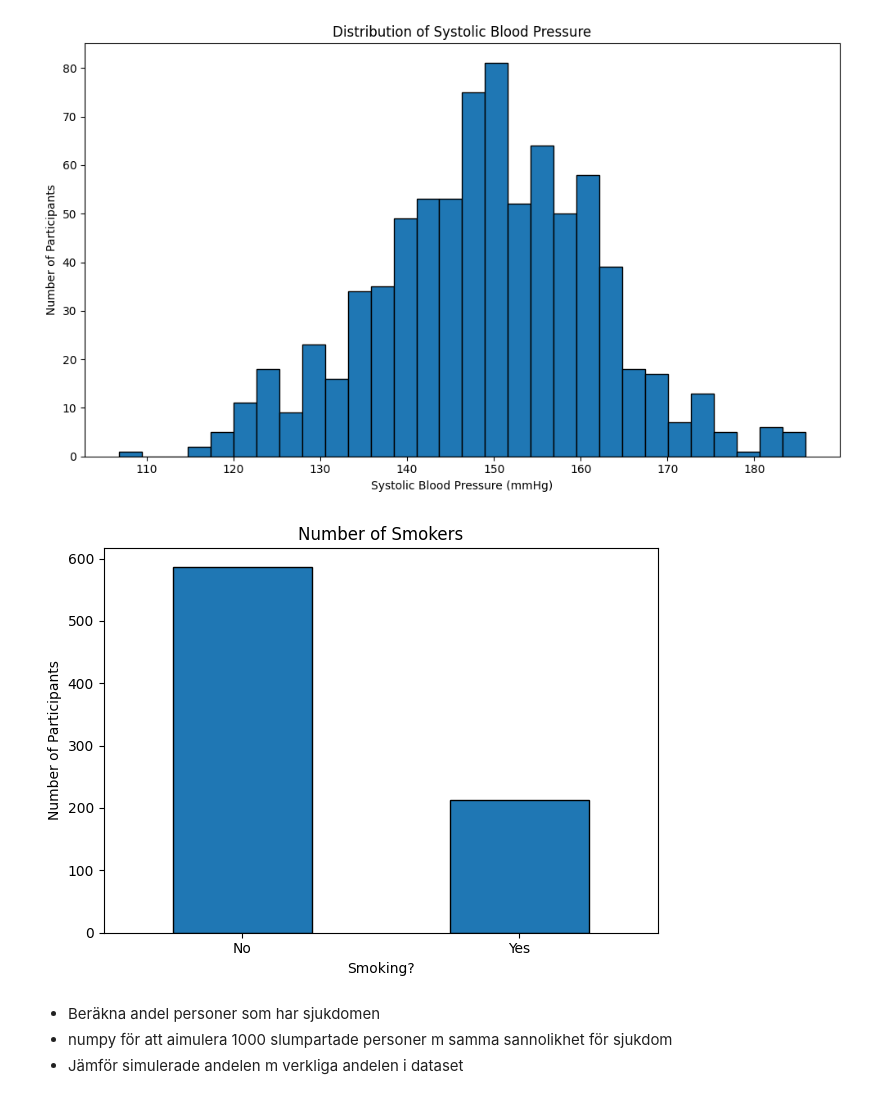
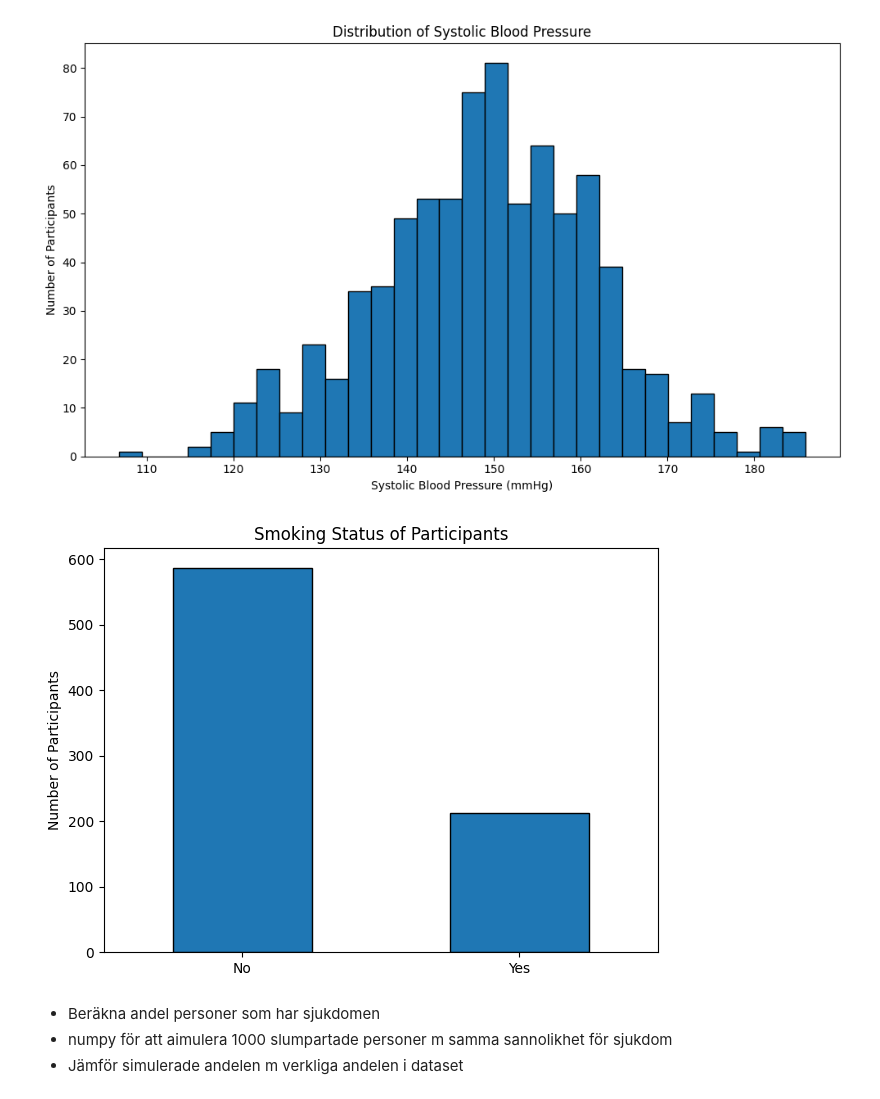
Before and after one commit to iidaclaesson/Healthstudy, a Jupyter notebook: report.ipynb, the cells around one changed output. Cells and saved outputs as stored; diff of their text form; code cells hidden in the pictures.

Commit message:
Improved the layout of the bar chart

```diff
--- a/report.ipynb
+++ b/report.ipynb
@@ -52,15 +52,15 @@ plt.tight_layout()
 # %%
 # Bar plot of smokers vs non-smokers
 
 total_smokers = df["smoker"].value_counts()
 total_smokers.plot(kind="bar", edgecolor= "black")
-plt.xlabel("Smoking?")
 plt.xticks(rotation=0)
+plt.xlabel("")
 plt.ylabel("Number of Participants")
-plt.title("Number of Smokers")
+plt.title("Smoking Status of Participants")
 plt.tight_layout()
 # %% [output]
-[figure, old version]
+[figure, new version]
 # %% [markdown]
 - Beräkna andel personer som har sjukdomen
 - numpy för att aimulera 1000 slumpartade personer m samma sannolikhet för sjukdom
```
